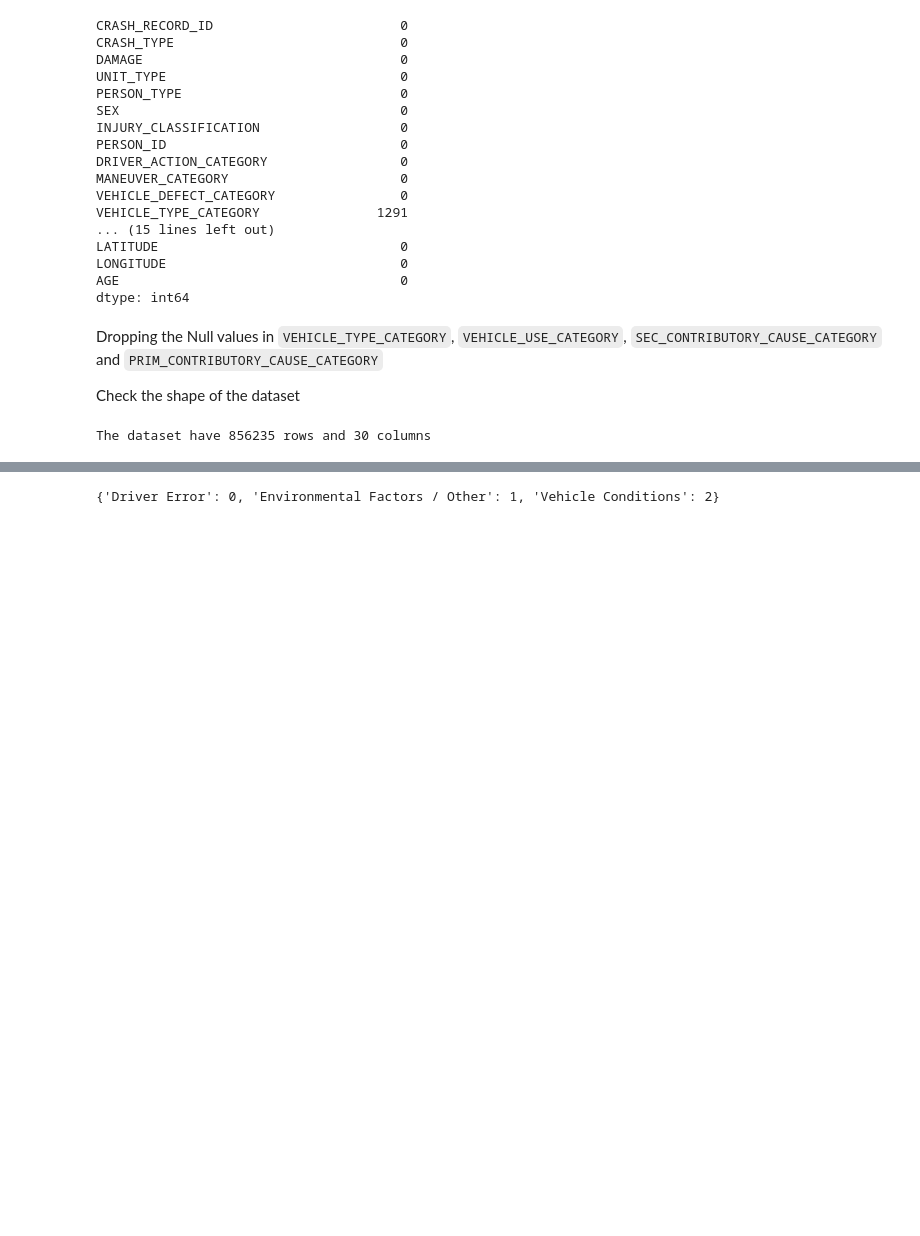
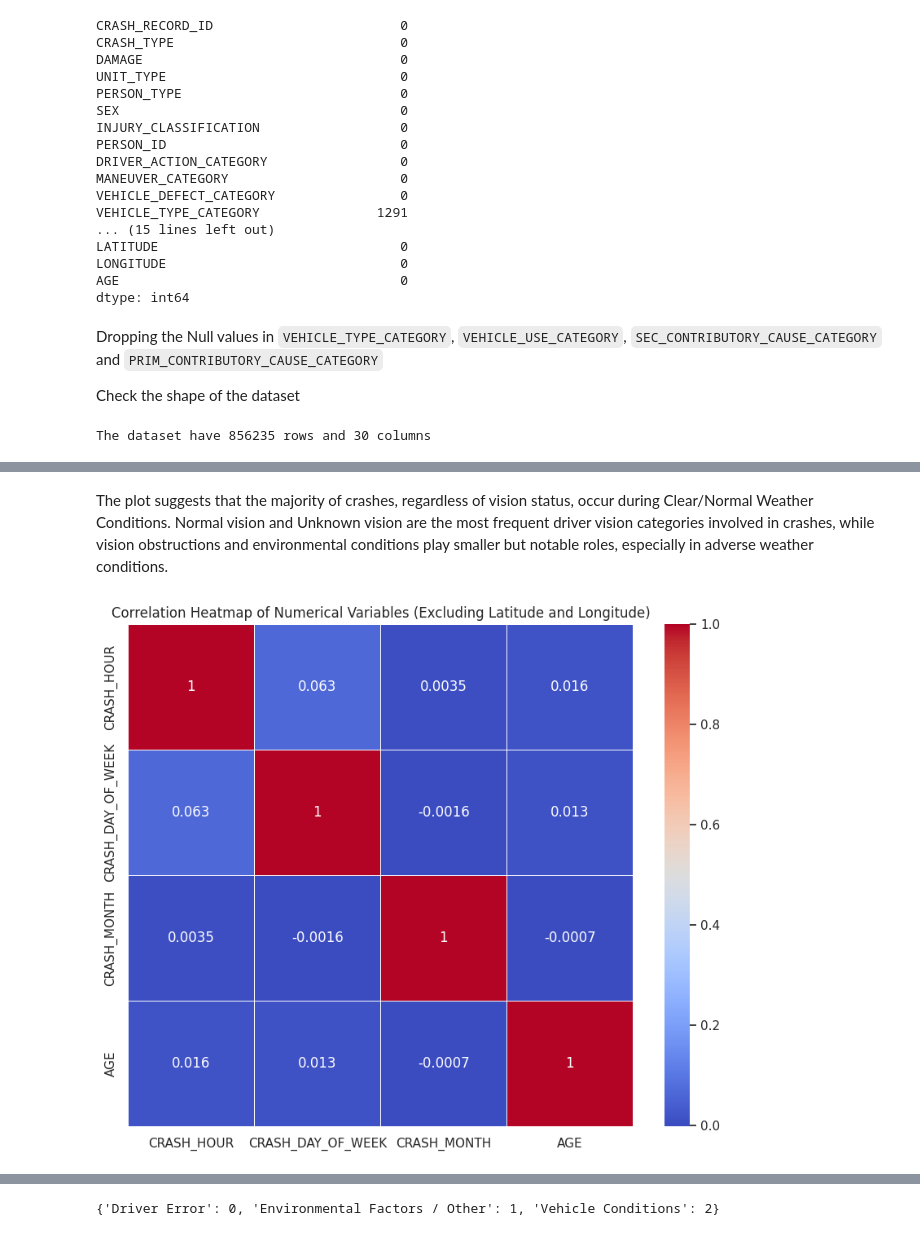
Before and after one commit to joakimTI/GROUP-5-PROJECT, a Jupyter notebook: index.ipynb, the cells around one changed output, grey strips where cells are left out. Saved outputs shown, nothing was run; the diff lists cells and outputs as text; code cells hidden in the pictures; blank space fills up the shorter version.

```diff
--- a/index.ipynb
+++ b/index.ipynb
@@ -1814,0 +1814,19 @@ Do Label encoding of `PRIM_CONTRIBUTORY_CAUSE_CATEGORY' into numerical variable
+# %% [markdown]
+The plot suggests that the majority of crashes, regardless of vision status, occur during Clear/Normal Weather Conditions. Normal vision and Unknown vision are the most frequent driver vision categories involved in crashes, while vision obstructions and environmental conditions play smaller but notable roles, especially in adverse weather conditions.
+# %%
+# Select numerical variables from the dataset
+numerical_df = deduplicated_df.select_dtypes(include=['float64', 'int64'])
+
+# Exclude 'LATITUDES' and 'LONGITUDES' from the numerical variables
+numerical_df = numerical_df.drop(columns=['LATITUDE', 'LONGITUDE'], errors='ignore')
+
+# Compute the correlation matrix for the remaining numerical variables
+corr_matrix = numerical_df.corr()
+
+# Plot the heatmap
+plt.figure(figsize=(10, 8))  # Set the figure size for the heatmap
+sns.heatmap(corr_matrix, annot=True, cmap='coolwarm', linewidths=0.5)
+plt.title('Correlation Heatmap of Numerical Variables (Excluding Latitude and Longitude)')
+plt.show();
+# %% [output]
+[figure, added]
```
Also changed, not shown: parts of 8 cells of this notebook.
